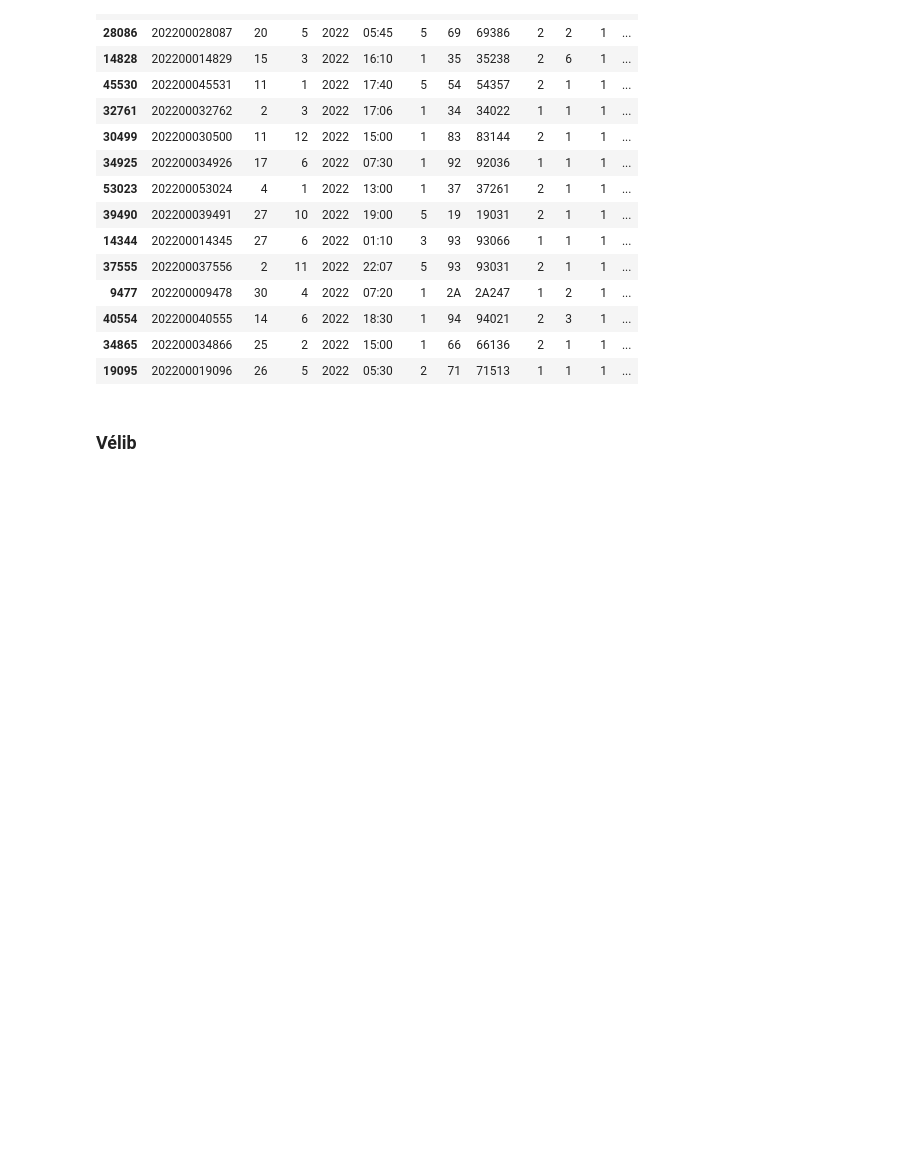
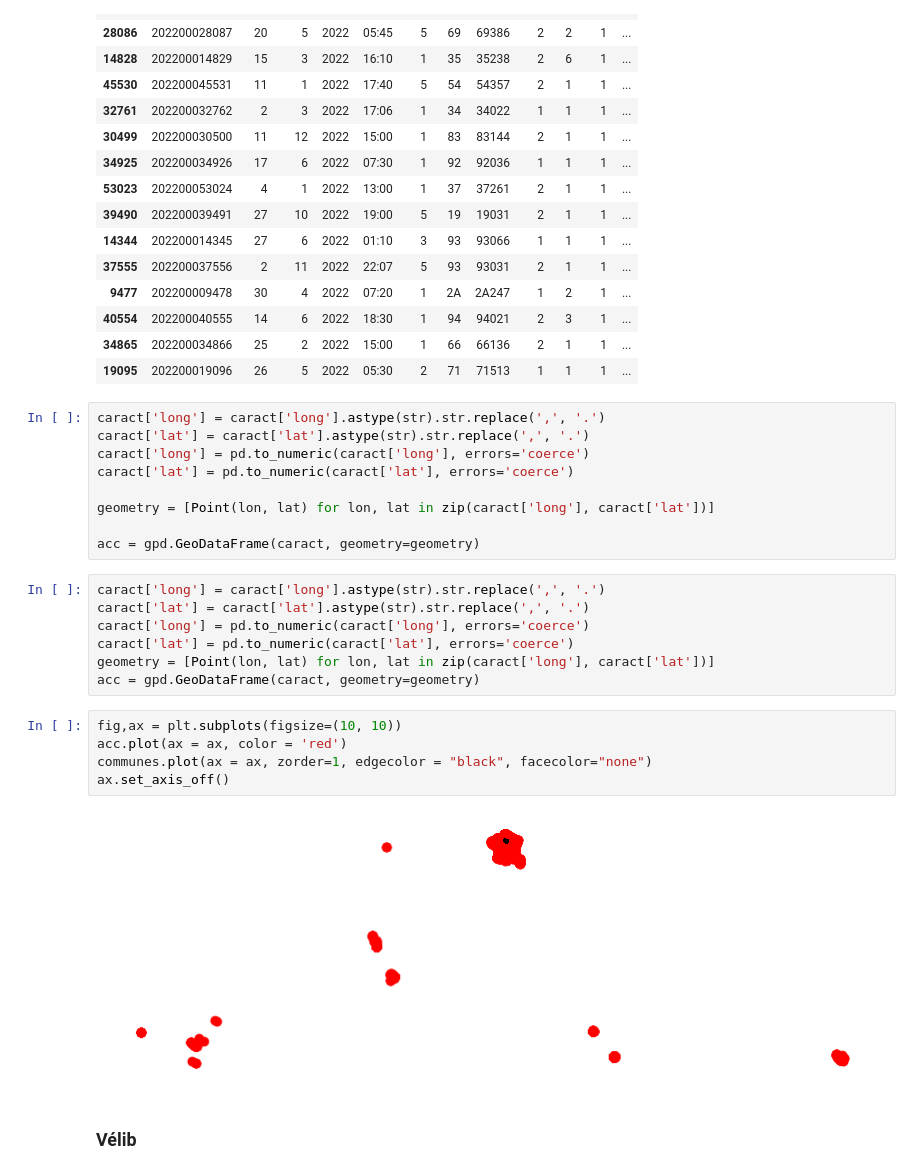
Before and after one commit to christellenguenang/Projet_Catherine_Christelle, a Jupyter notebook: Creation_base.ipynb, the cells around one changed output. Cells and saved outputs as stored; diff of their text form; blank space fills up the shorter version.

```diff
--- a/Creation_base.ipynb
+++ b/Creation_base.ipynb
@@ -350,6 +369,29 @@ caract.sample(n=15)
 | 40554 | 202200040555 | 14 | 6 | 2022 | 18:30 | 1 | 94 | 94021 | 2 | 3 | 1 | ... |
 | 34865 | 202200034866 | 25 | 2 | 2022 | 15:00 | 1 | 66 | 66136 | 2 | 1 | 1 | ... |
 | 19095 | 202200019096 | 26 | 5 | 2022 | 05:30 | 2 | 71 | 71513 | 1 | 1 | 1 | ... |
+# %%
+caract['long'] = caract['long'].astype(str).str.replace(',', '.')
+caract['lat'] = caract['lat'].astype(str).str.replace(',', '.')
+caract['long'] = pd.to_numeric(caract['long'], errors='coerce')
+caract['lat'] = pd.to_numeric(caract['lat'], errors='coerce')
+
+geometry = [Point(lon, lat) for lon, lat in zip(caract['long'], caract['lat'])]
+
+acc = gpd.GeoDataFrame(caract, geometry=geometry)
+# %%
+caract['long'] = caract['long'].astype(str).str.replace(',', '.')
+caract['lat'] = caract['lat'].astype(str).str.replace(',', '.')
+caract['long'] = pd.to_numeric(caract['long'], errors='coerce')
+caract['lat'] = pd.to_numeric(caract['lat'], errors='coerce')
+geometry = [Point(lon, lat) for lon, lat in zip(caract['long'], caract['lat'])]
+acc = gpd.GeoDataFrame(caract, geometry=geometry)
+# %%
+fig,ax = plt.subplots(figsize=(10, 10))
+acc.plot(ax = ax, color = 'red')
+communes.plot(ax = ax, zorder=1, edgecolor = "black", facecolor="none")
+ax.set_axis_off()
+# %% [output]
+[figure, added]
 # %% [markdown]
 ### Vélib
 # %%
```
Also changed, not shown: parts of 32 cells of this notebook, 3 other files.
